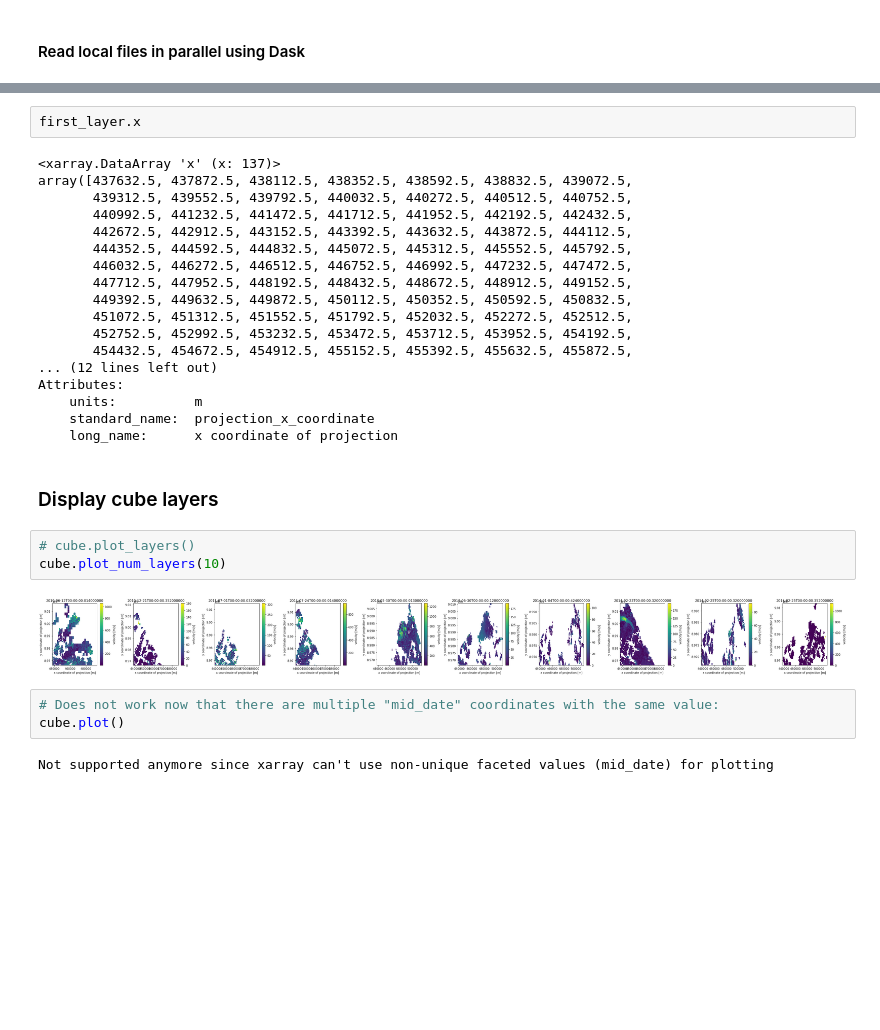
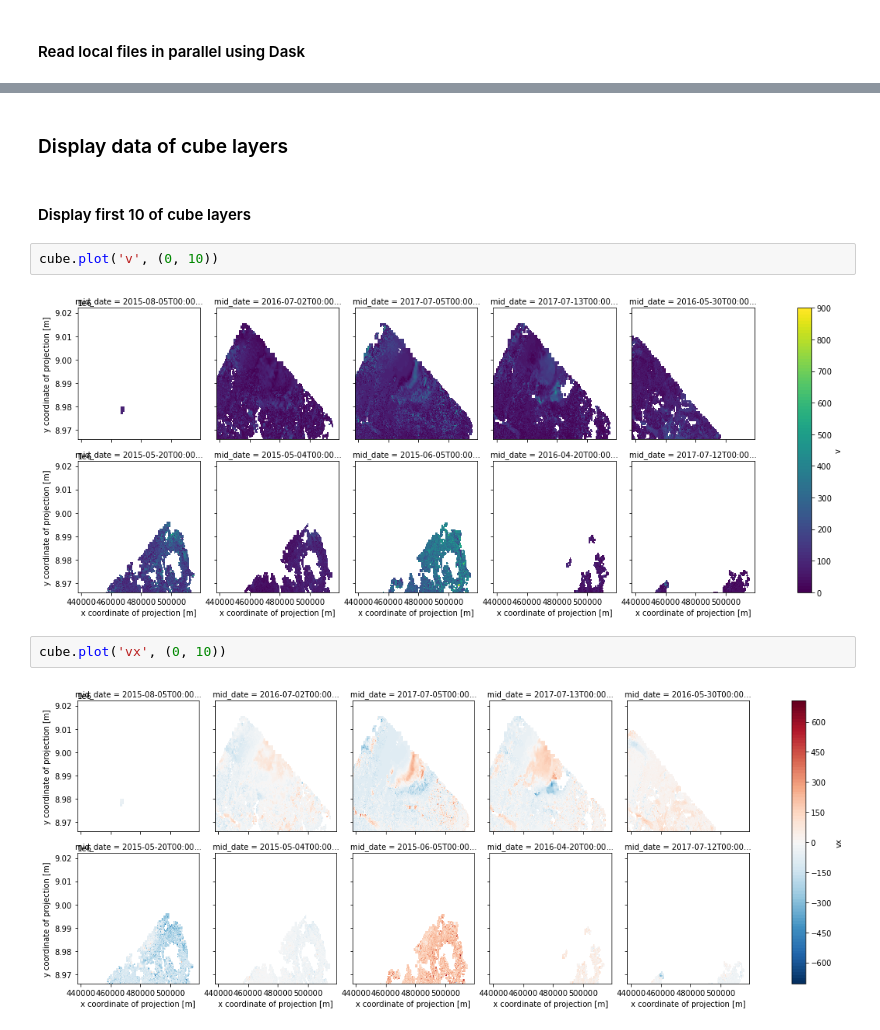
Before and after one commit to nasa-jpl/its_live, a Jupyter notebook: src/notebooks/itscube.ipynb, the cells around one changed output, grey strips where cells are left out. Cells and saved outputs as stored; diff of their text form; blank space fills up the shorter version.

```diff
--- a/src/notebooks/itscube.ipynb
+++ b/src/notebooks/itscube.ipynb
@@ -200,32 +256,12 @@ first_layer.attrs
-# %%
-first_layer.x
-# %% [output]
-<xarray.DataArray 'x' (x: 137)>
-array([437632.5, 437872.5, 438112.5, 438352.5, 438592.5, 438832.5, 439072.5,
-       439312.5, 439552.5, 439792.5, 440032.5, 440272.5, 440512.5, 440752.5,
-       440992.5, 441232.5, 441472.5, 441712.5, 441952.5, 442192.5, 442432.5,
-       442672.5, 442912.5, 443152.5, 443392.5, 443632.5, 443872.5, 444112.5,
-       444352.5, 444592.5, 444832.5, 445072.5, 445312.5, 445552.5, 445792.5,
-       446032.5, 446272.5, 446512.5, 446752.5, 446992.5, 447232.5, 447472.5,
-       447712.5, 447952.5, 448192.5, 448432.5, 448672.5, 448912.5, 449152.5,
-       449392.5, 449632.5, 449872.5, 450112.5, 450352.5, 450592.5, 450832.5,
-       451072.5, 451312.5, 451552.5, 451792.5, 452032.5, 452272.5, 452512.5,
-       452752.5, 452992.5, 453232.5, 453472.5, 453712.5, 453952.5, 454192.5,
-       454432.5, 454672.5, 454912.5, 455152.5, 455392.5, 455632.5, 455872.5,
-... (12 lines left out)
-Attributes:
-    units:          m
-    standard_name:  projection_x_coordinate
-    long_name:      x coordinate of projection
 # %% [markdown]
-### Display cube layers
+### Display data of cube layers
-# %%
-# cube.plot_layers()
-cube.plot_num_layers(10)
-# %% [output]
-[figure, removed]
-# %%
-# Does not work now that there are multiple "mid_date" coordinates with the same value:
-cube.plot()
-# %% [output]
-Not supported anymore since xarray can't use non-unique faceted values (mid_date) for plotting
+# %% [markdown]
+#### Display first 10 of cube layers
+# %%
+cube.plot('v', (0, 10))
+# %% [output]
+[figure, added]
+# %%
+cube.plot('vx', (0, 10))
+# %% [output]
+[figure, added]
```
Also changed, not shown: parts of 22 cells of this notebook, 1 other file.
